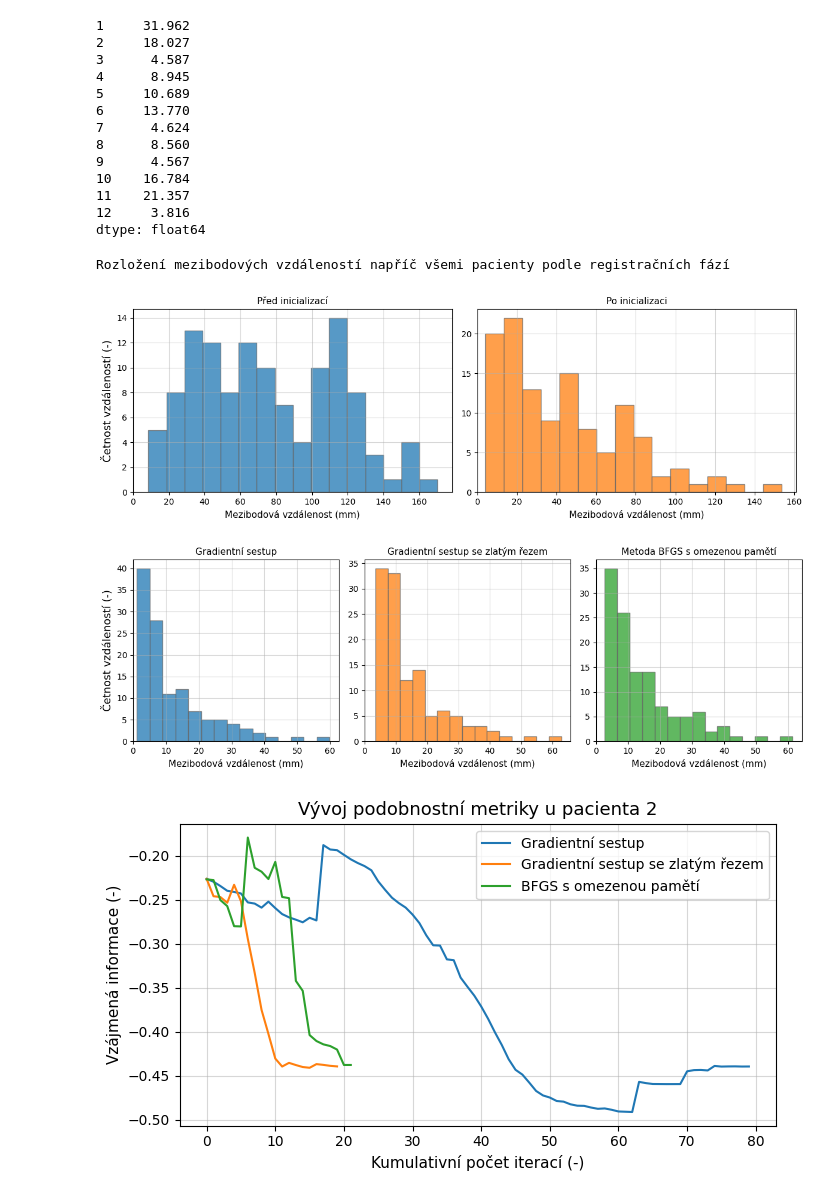
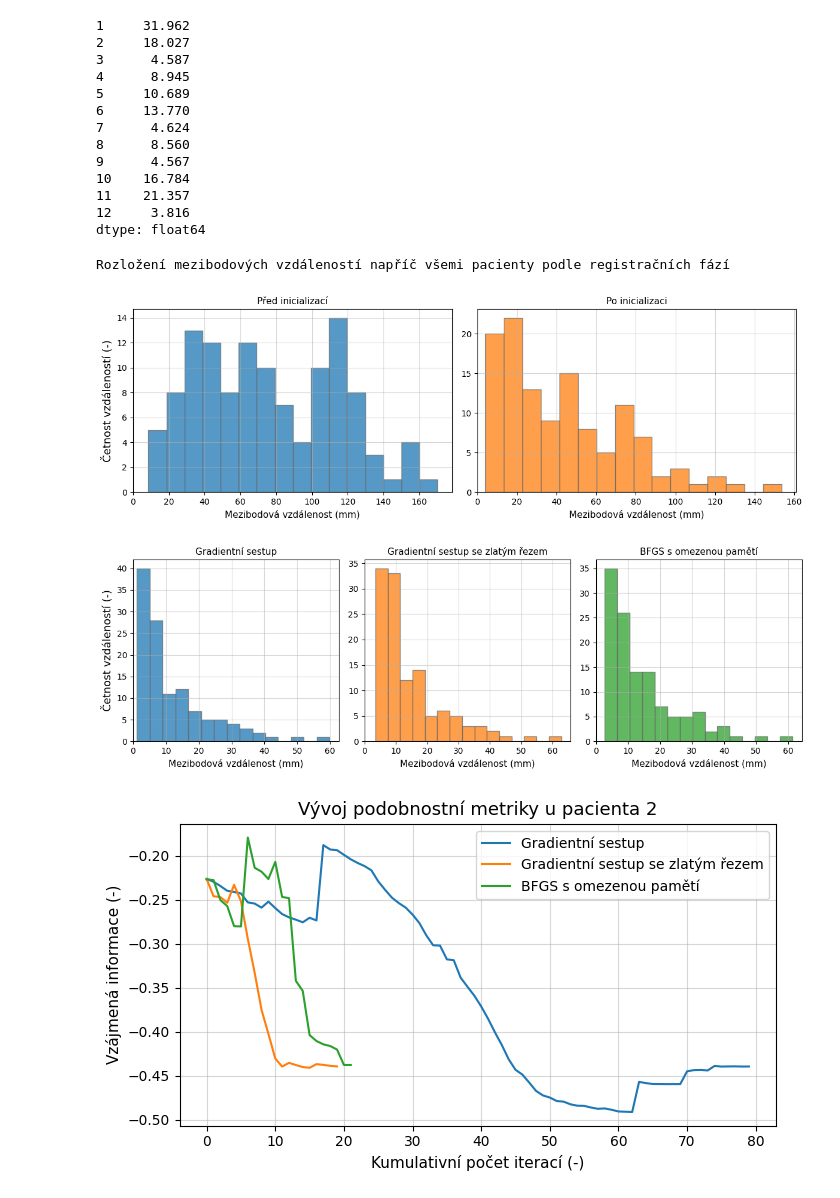
Before and after one commit to Vojtech-Benda/ca_isf, a Jupyter notebook: plotResults.ipynb, the cells around one changed output. Drawn from its saved outputs; the diff is of its cells as text; code cells hidden in the pictures.

```diff
--- a/plotResults.ipynb
+++ b/plotResults.ipynb
@@ -94,35 +94,35 @@ def plotErrorHist(error_values, reg_methods, hist_bins=(17, 17, 17), hist_type="
 
 
     indexes = np.arange(0, error_values.shape[1])
     for ax, idx, method, color, hist_bin in zip(ax_hist.ravel(), indexes, reg_methods, colors, hist_bins):
         ax.hist(error_values[:, idx].ravel(), bins=hist_bin, alpha=0.75, color=color,
                 edgecolor="dimgray", linewidth=1.)
         ax.grid(alpha=0.5)
         #ax.set_xticks(np.arange(0, gradientErrors[:, 0].max() + 10, 20))
     #ax_hist.set_yticks(np.arange(0, np.histogram(gradientErrors[:, 2].ravel())[0][0], 10))
         ax.set_xlabel("Mezibodová vzdálenost (mm)", fontsize=11)
         ax.set_title(method, fontsize=11)
         ax.set_ylim([0, None])
         ax.set_xlim([0, None])
     ax_hist[0].set_ylabel("Četnost vzdáleností (-)", fontsize=13)
     # ax_hist.set_title("Rozložení míry nepřesností")
     # ax_hist.legend()
     fig_hist.tight_layout()
     plt.show()
 
     if save:
         fig_hist.savefig(f"input_files\\globalni_grafy\\{hist_type}Histogram.pdf", bbox_inches="tight")
 
 print("Rozložení mezibodových vzdáleností napříč všemi pacienty podle registračních fází")
-regMethods = ["Gradientní sestup", "Gradientní sestup se zlatým řezem", "Metoda BFGS s omezenou pamětí"]
+regMethods = ["Gradientní sestup", "Gradientní sestup se zlatým řezem", "BFGS s omezenou pamětí"]
 
 plotErrorHist(initialErrors, ["Před inicializací", "Po inicializaci"],
                hist_bins=(16, 16), save=saveState)
 plotErrorHist(gradientErrors, regMethods, hist_bins=(15, 15, 15), hist_type="initial", save=saveState)
 # %% [output]
 Rozložení mezibodových vzdáleností napříč všemi pacienty podle registračních fází
 [figure]
-[figure, old version]
+[figure, new version]
 # %%
 patientNumber = "02"
 regDir = os.path.join(os.getcwd(), f"input_files\\pacient_{patientNumber}\\registration\\{regMethodDir}\\")
```
Also changed, not shown: parts of 3 cells of this notebook.
